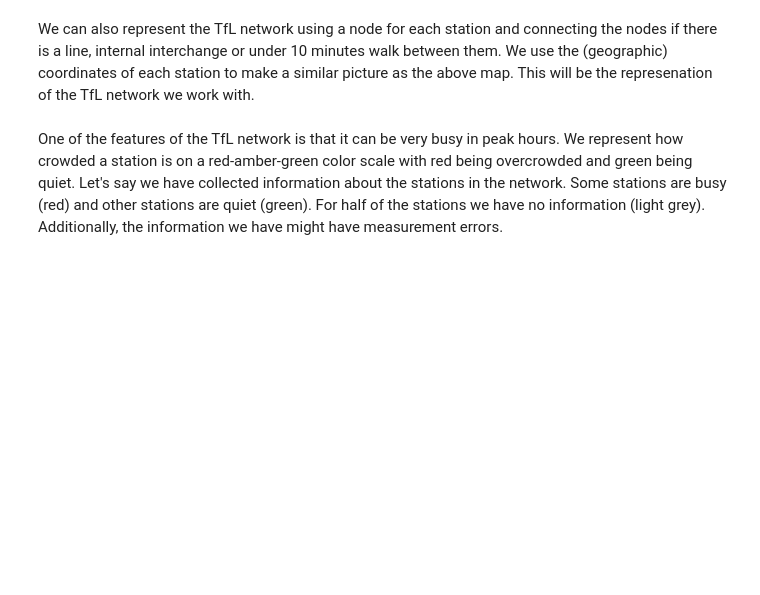
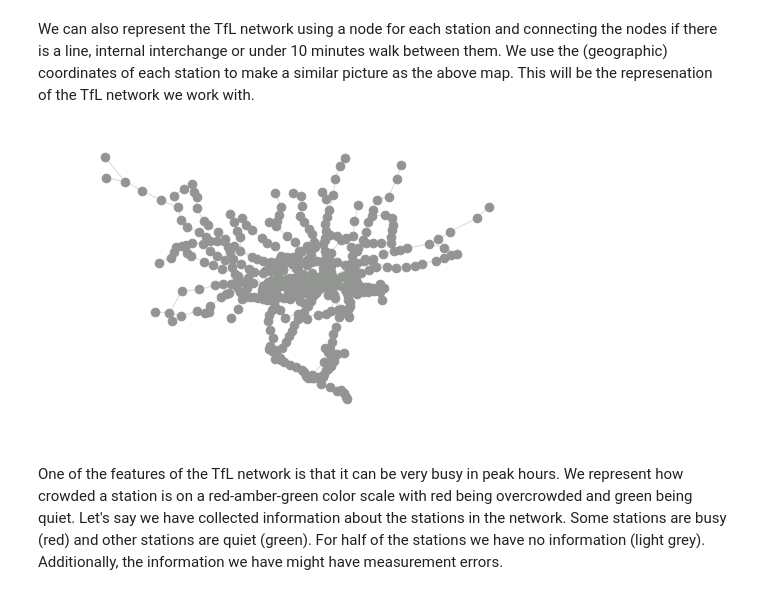
Before and after one commit to jarno35/thesis-presentation, a Jupyter notebook: thesis_presentation.ipynb, the cells around one changed output. Drawn from its saved outputs; the diff is of its cells as text; code cells hidden in the pictures; blank space fills up the shorter version.

```diff
--- a/thesis_presentation.ipynb
+++ b/thesis_presentation.ipynb
@@ -16,5 +116,11 @@ Let's have a look at the TfL (Transport for London) network. It consists of tube
 ![TfL map](data/tube-map.gif)
 # %% [markdown]
 We can also represent the TfL network using a node for each station and connecting the nodes if there is a line, internal interchange or under 10 minutes walk between them. We use the (geographic) coordinates of each station to make a similar picture as the above map. This will be the represenation of the TfL network we work with.
+# %%
+tfl = nx.read_edgelist('data/lines', delimiter='|')
+coordinates, zones = read_station_data('data/stations.csv', delimiter='|')
+plot_network(tfl, coordinates, 'xkcd:grey')
+# %% [output]
+[figure, added]
 # %% [markdown]
 One of the features of the TfL network is that it can be very busy in peak hours. We represent how crowded a station is on a red-amber-green color scale with red being overcrowded and green being quiet. Let's say we have collected information about the stations in the network. Some stations are busy (red) and other stations are quiet (green). For half of the stations we have no information (light grey). Additionally, the information we have might have measurement errors.
```
Also changed, not shown: parts of 7 cells of this notebook, 1 other file.
